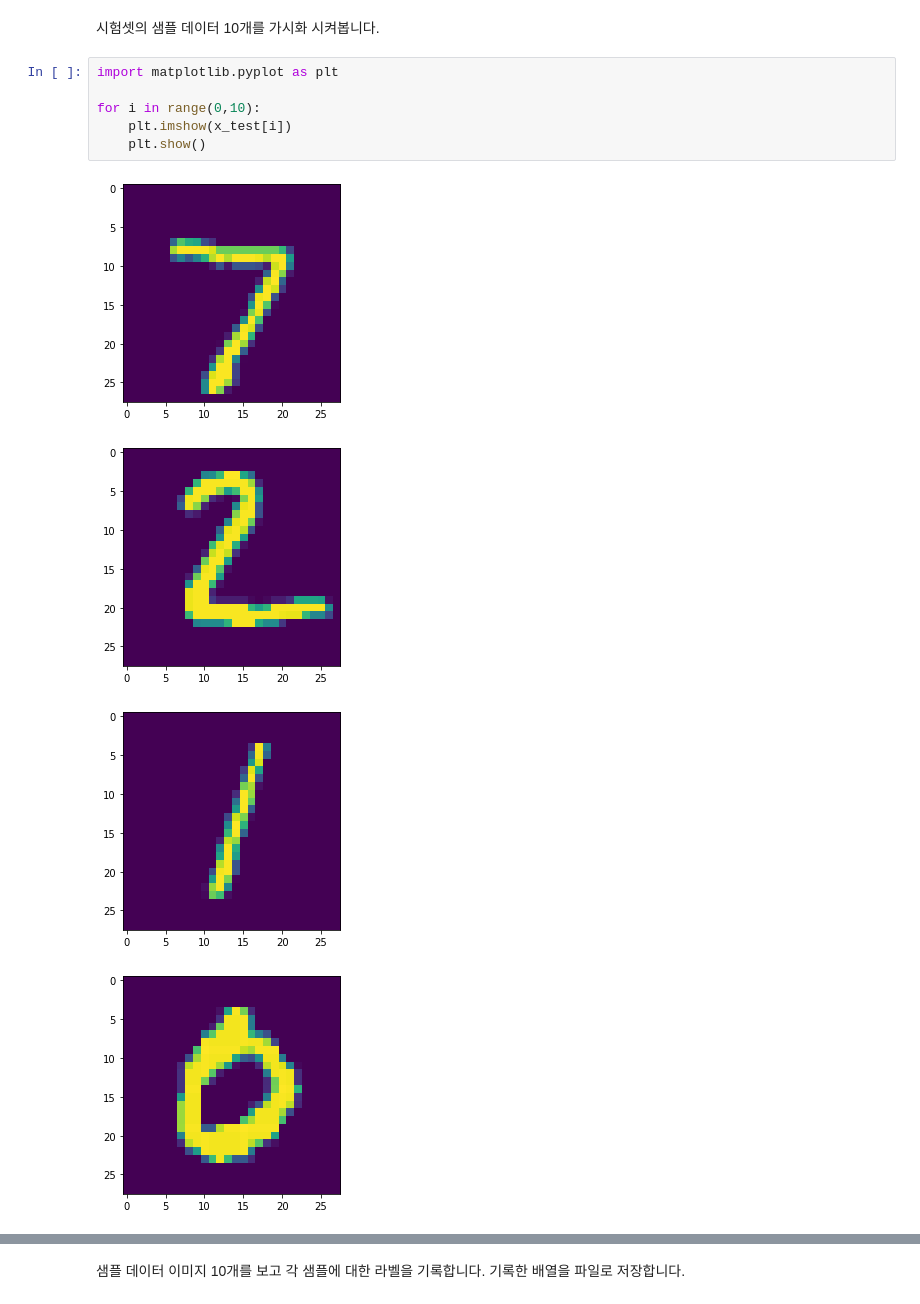
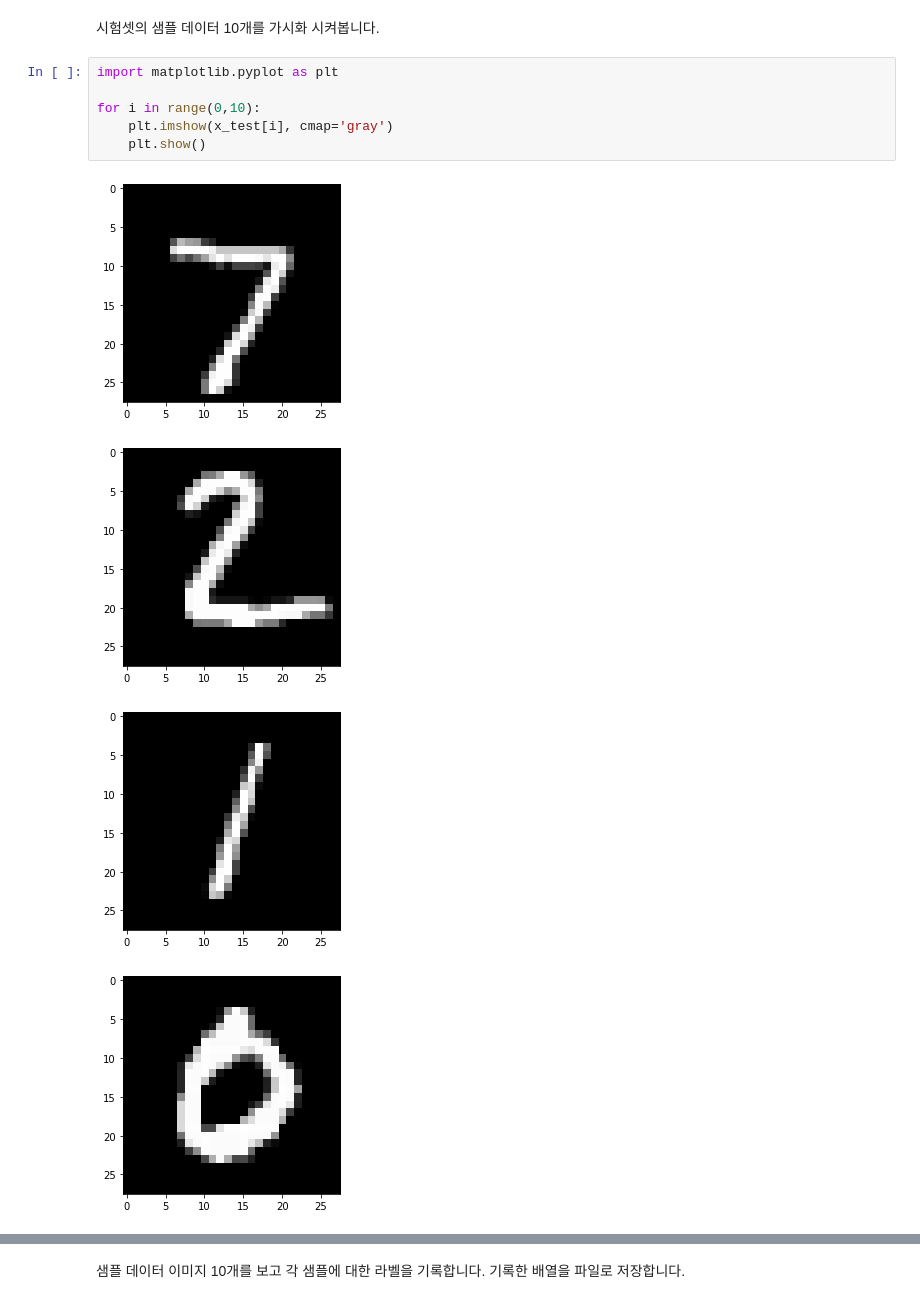
Before and after one commit to aifactory-team/AFClass, a Jupyter notebook: aifactory/minst_classification_by_hand.ipynb, the cells around one changed output, grey strips where cells are left out. Cells and saved outputs as stored; diff of their text form.

```diff
--- a/aifactory/minst_classification_by_hand.ipynb
+++ b/aifactory/minst_classification_by_hand.ipynb
@@ -74,11 +76,11 @@ print(y_test[0])
 # %%
 import matplotlib.pyplot as plt
 
 for i in range(0,10):
-    plt.imshow(x_test[i])
+    plt.imshow(x_test[i], cmap='gray')
     plt.show()
 # %% [output]
-[figure, old version]
+[figure, new version]
-[figure, old version]
+[figure, new version]
-[figure, old version]
+[figure, new version]
-[figure, old version]
+[figure, new version]
```
Also changed, not shown: parts of 4 cells of this notebook.
